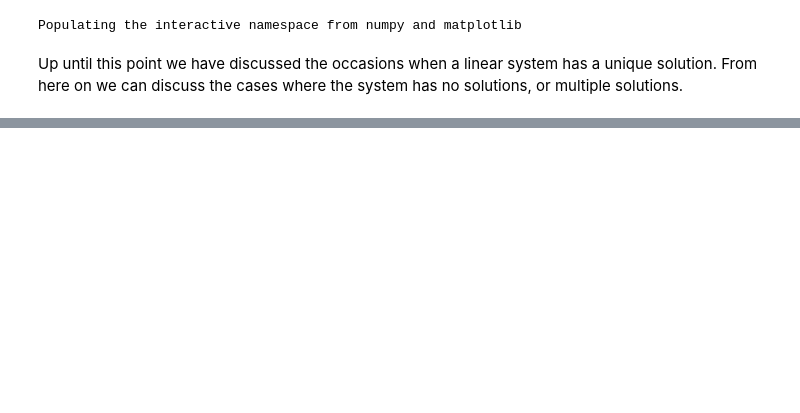
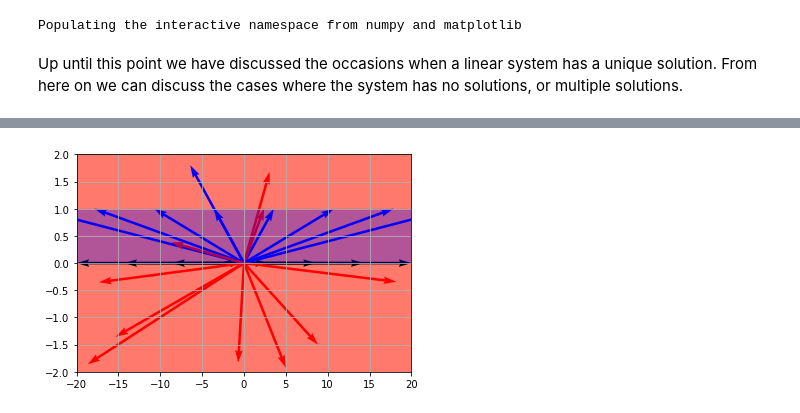
Before and after one commit to Menziess/Python-Linear-Algebra, a Jupyter notebook: 6. Vector Spaces.ipynb, the cells around one changed output, grey strips where cells are left out. Drawn from its saved outputs; the diff is of its cells as text; code cells hidden in the pictures; blank space fills up the shorter version.

Commit message:
Finalized Vector Spaces

```diff
--- a/6. Vector Spaces.ipynb
+++ b/6. Vector Spaces.ipynb
@@ -178,0 +372,19 @@ As we can see, it does not.
+# %%
+import random
+random.seed(555)
+r2 = [[random.uniform(-25, 25), random.uniform(-2, 2)] for x in range(10)]
+s = [[x, 0] for x in np.linspace(-20, 20, 8)]
+t = [[x, 1] for x in np.linspace(-25, 25, 8)]
+t.append([x * 1.8 for x in t[3]]) # Scaling a vector in T, showing it's not a subspace
+
+fig, ax = plt.subplots(1)
+ax.set_facecolor('xkcd:salmon')
+plt.quiver([0], [0], *zip(*s), angles = 'xy', scale_units = 'xy', scale = 1)
+plt.quiver([0], [0], *zip(*t), angles = 'xy', scale_units = 'xy', scale = 1, color = "blue")
+plt.quiver([0], [0], *zip(*r2), angles = 'xy', scale_units = 'xy', scale = 1, color = "red")
+plt.fill([-20, -20, 20, 20], [0, 1, 1, 0], color="blue", alpha=0.3)
+plt.xlim(-20, 20)
+plt.ylim(-2, 2)
+plt.grid()
+# %% [output]
+[figure, added]
```
Also changed, not shown: parts of 15 cells of this notebook, 1 other file.
